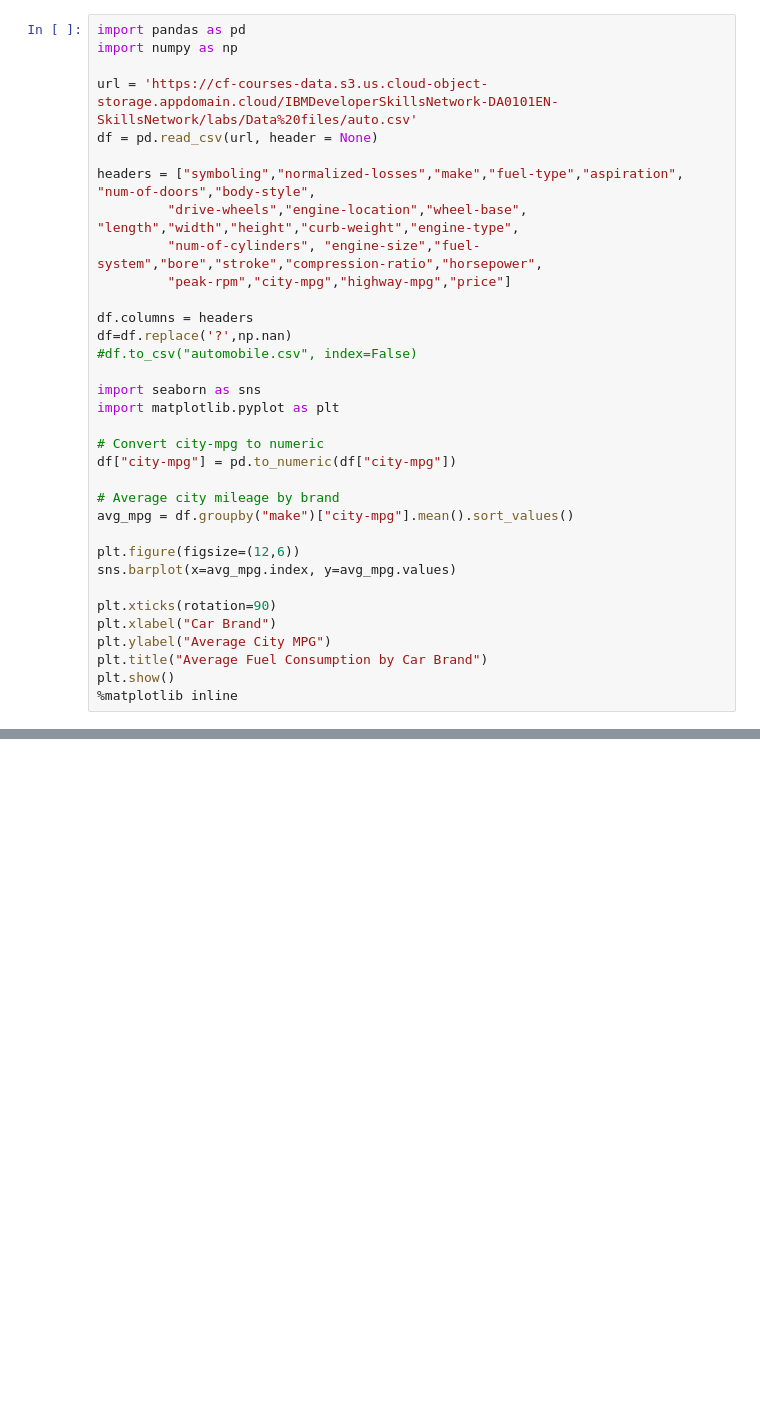
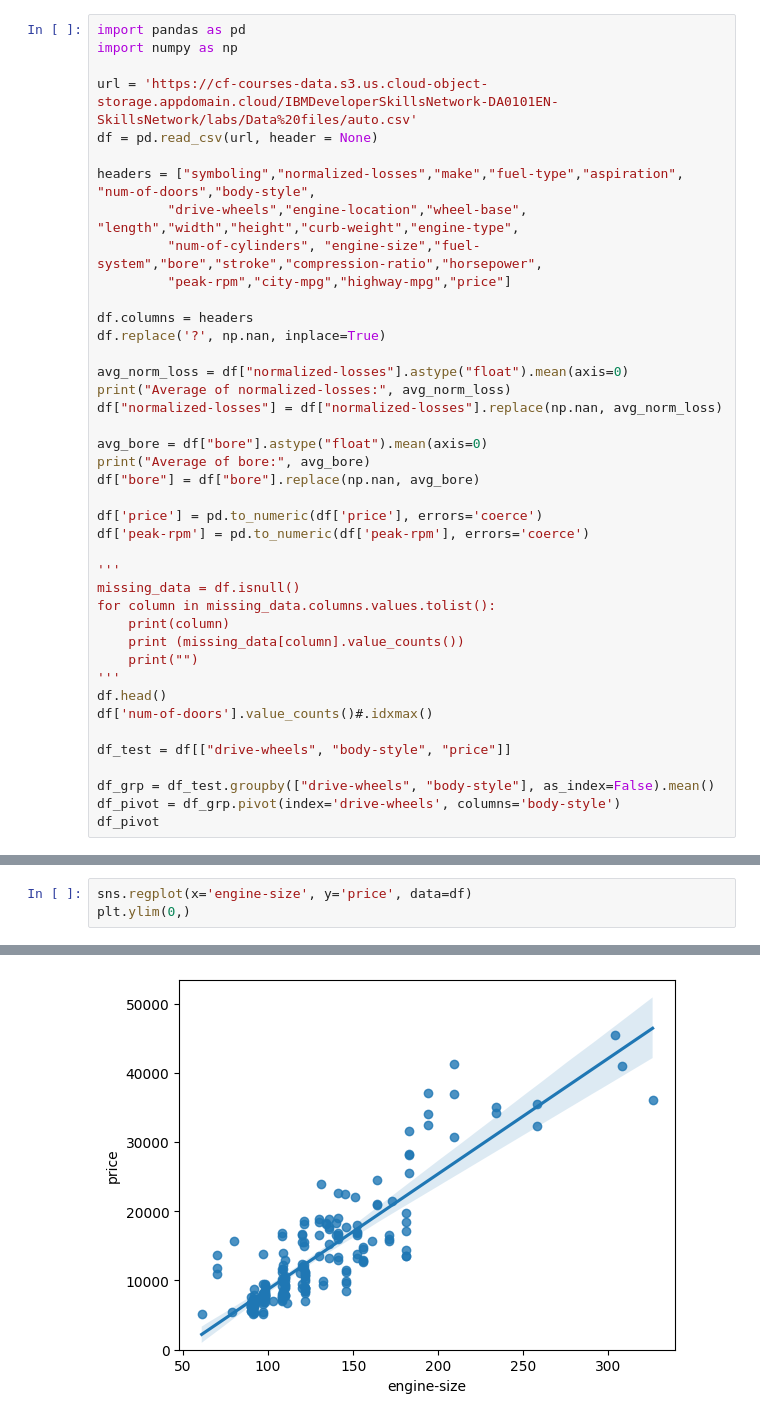
Before and after one commit to AshTan0908/ibm_data_science_coursework, a Jupyter notebook: coding_files/experiment/jupyter_files/data_analysis_intro.ipynb, the cells around one changed output, grey strips where cells are left out. Drawn from its saved outputs; the diff is of its cells as text; blank space fills up the shorter version.

```diff
--- a/coding_files/experiment/jupyter_files/data_analysis_intro.ipynb
+++ b/coding_files/experiment/jupyter_files/data_analysis_intro.ipynb
@@ -11,25 +11,32 @@ headers = ["symboling","normalized-losses","make","fuel-type","aspiration", "num
          "peak-rpm","city-mpg","highway-mpg","price"]
 
 df.columns = headers
-df=df.replace('?',np.nan)
-#df.to_csv("automobile.csv", index=False)
+df.replace('?', np.nan, inplace=True)
 
-import seaborn as sns
-import matplotlib.pyplot as plt
+avg_norm_loss = df["normalized-losses"].astype("float").mean(axis=0)
+print("Average of normalized-losses:", avg_norm_loss)
+df["normalized-losses"] = df["normalized-losses"].replace(np.nan, avg_norm_loss)
 
-# Convert city-mpg to numeric
-df["city-mpg"] = pd.to_numeric(df["city-mpg"])
+avg_bore = df["bore"].astype("float").mean(axis=0)
+print("Average of bore:", avg_bore)
+df["bore"] = df["bore"].replace(np.nan, avg_bore)
 
-# Average city mileage by brand
-avg_mpg = df.groupby("make")["city-mpg"].mean().sort_values()
+df['price'] = pd.to_numeric(df['price'], errors='coerce')
+df['peak-rpm'] = pd.to_numeric(df['peak-rpm'], errors='coerce')
 
-plt.figure(figsize=(12,6))
-sns.barplot(x=avg_mpg.index, y=avg_mpg.values)
+'''
+missing_data = df.isnull()
+for column in missing_data.columns.values.tolist():
+    print(column)
+    print (missing_data[column].value_counts())
+    print("")
+'''
+df.head()
+df['num-of-doors'].value_counts()#.idxmax()
 
-plt.xticks(rotation=90)
-plt.xlabel("Car Brand")
-plt.ylabel("Average City MPG")
-plt.title("Average Fuel Consumption by Car Brand")
-plt.show()
-%matplotlib inline
+df_test = df[["drive-wheels", "body-style", "price"]]
+
+df_grp = df_test.groupby(["drive-wheels", "body-style"], as_index=False).mean()
+df_pivot = df_grp.pivot(index='drive-wheels', columns='body-style')
+df_pivot
 # %% [output]
@@ -36,0 +72,4 @@ plt.show()
+# %%
+sns.regplot(x='engine-size', y='price', data=df)
+plt.ylim(0,)
+# %% [output]
@@ -36,0 +77 @@ plt.show()
+[figure, added]
```
Also changed, not shown: parts of 14 cells of this notebook, 15 other files.
